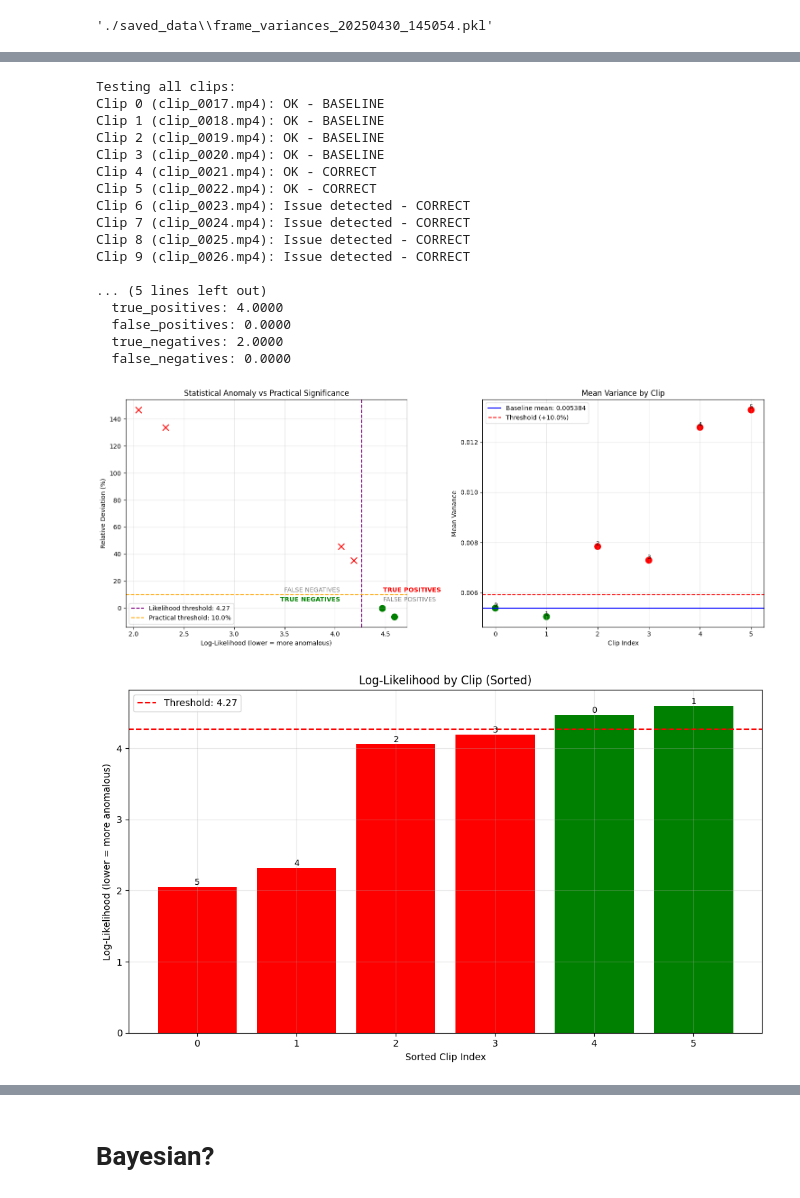
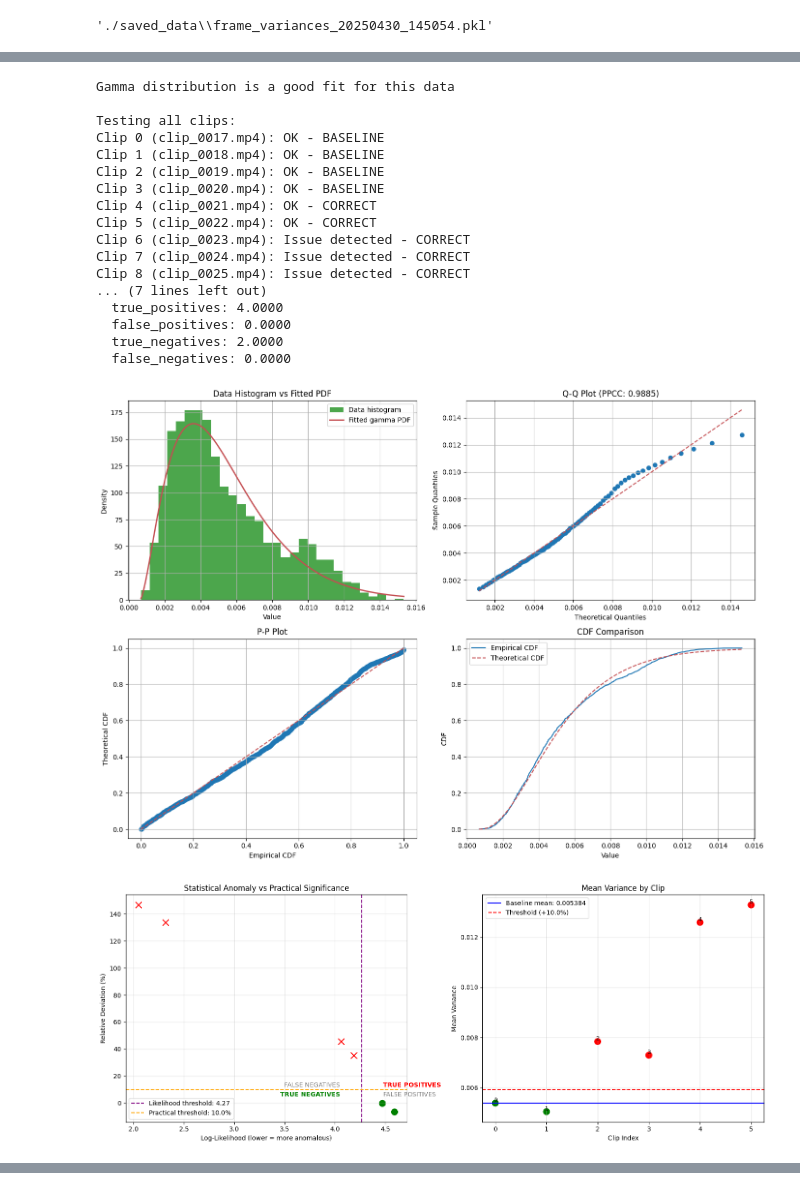
Before and after one commit to FactbirdHQ/auto-annotation-sam, a Jupyter notebook: notebooks/uncertainty_yolo.ipynb, the cells around one changed output, grey strips where cells are left out. Cells and saved outputs as stored; diff of their text form; code cells hidden in the pictures.

```diff
--- a/notebooks/uncertainty_yolo.ipynb
+++ b/notebooks/uncertainty_yolo.ipynb
@@ -2164,6 +2335,17 @@ processed_baseline_clips = [process_mc_clip(clip) for clip in baseline_clips]
 # Initialize and set up monitor
 monitor = YOLOPerformanceMonitor(buffer_factor=0.95, min_deviation_threshold=0.1)
 monitor.establish_baseline(processed_baseline_clips, visualize=True)
+
+# Evaluate the gamma fit
+fit_results, fit_plot = monitor.evaluate_gamma_fit()
+
+# Check if the fit is good
+if fit_results['good_fit']:
+    print("Gamma distribution is a good fit for this data")
+else:
+    print("Gamma distribution is not a good fit:")
+    for problem in fit_results['problems']:
+        print(f"- {problem}")
 
 # Check all clips by first processing them
 print("\nTesting all clips:")
@@ -2222,19 +2405,19 @@ Using 4 clips as baseline:
+Gamma distribution is a good fit for this data
+
 Testing all clips:
 Clip 0 (clip_0017.mp4): OK - BASELINE
 Clip 1 (clip_0018.mp4): OK - BASELINE
 Clip 2 (clip_0019.mp4): OK - BASELINE
 Clip 3 (clip_0020.mp4): OK - BASELINE
 Clip 4 (clip_0021.mp4): OK - CORRECT
 Clip 5 (clip_0022.mp4): OK - CORRECT
 Clip 6 (clip_0023.mp4): Issue detected - CORRECT
 Clip 7 (clip_0024.mp4): Issue detected - CORRECT
 Clip 8 (clip_0025.mp4): Issue detected - CORRECT
-Clip 9 (clip_0026.mp4): Issue detected - CORRECT
-
-... (5 lines left out)
+... (7 lines left out)
   true_positives: 4.0000
   false_positives: 0.0000
   true_negatives: 2.0000
   false_negatives: 0.0000
-[figure, old version]
+[figure, new version]
-[figure, old version]
+[figure, new version]
@@ -2241,2 +2424,0 @@ Clip 9 (clip_0026.mp4): Issue detected - CORRECT
-# %% [markdown]
-# Bayesian?
```
Also changed, not shown: parts of 3 cells of this notebook, 1 other file.
